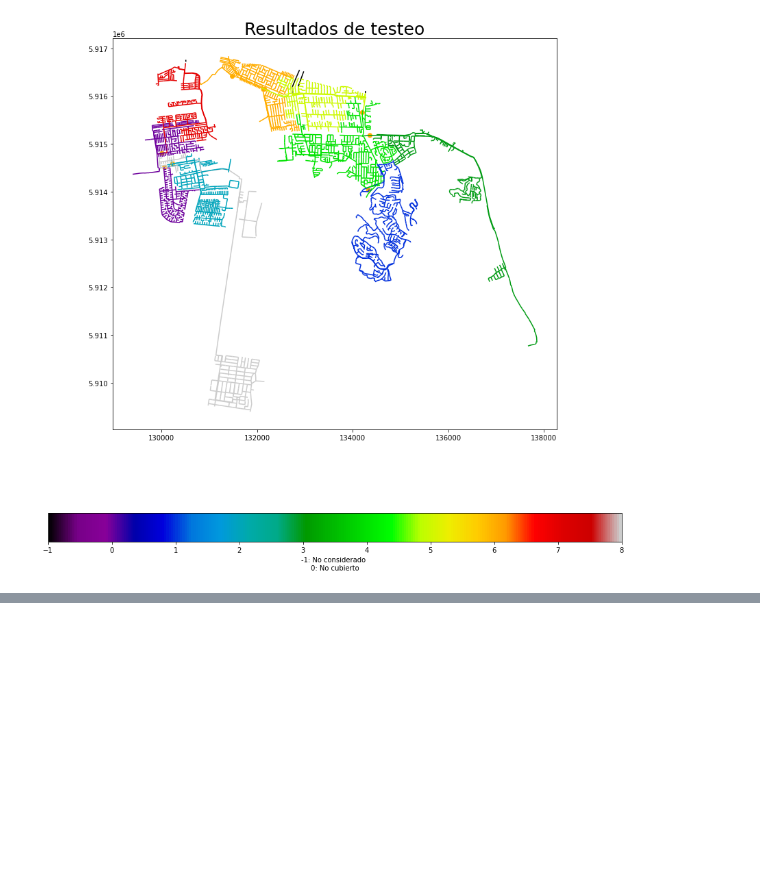
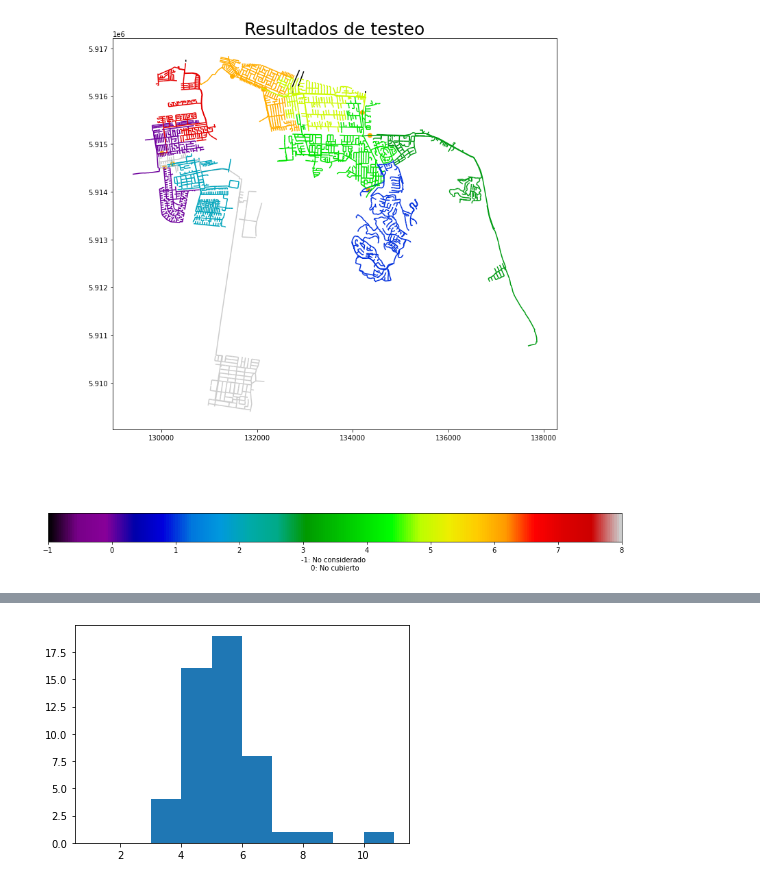
Before and after one commit to josebaboun/Alcantarillado-COVID, a Jupyter notebook: Otros archivos/Robustez_benja.ipynb, the cells around one changed output, grey strips where cells are left out. Saved outputs shown, nothing was run; the diff lists cells and outputs as text; code cells hidden in the pictures; blank space fills up the shorter version.

```diff
--- a/Otros archivos/Robustez_benja.ipynb
+++ b/Otros archivos/Robustez_benja.ipynb
@@ -76,6 +76,31 @@ def visit_robust(G, V, root, u):
         VI[u] = 1
 
     return [bool(VI[u] + V[u]) for u in range(N)], sum([(VI[u] and not V[u]) for u in range(N)])
+
+def get_size_precalc_robust(G, W, V_, root, u):
+
+    I = set(get_ideal_robust(G, V_, root, u))
+
+    if V_[u]:
+        return 0
+
+    if W[u] <= 200:
+        return 1
+
+    V = V_.copy()
+
+    s = 1; V[u] = 1
+    Q = deque([]); Q.append(u)
+    while Q:
+        u = Q.popleft()
+        for v in G.predecessors(u):
+            if not V[v] and v in I:
+                s += 1; V[v] = 1
+                if W[v] > 200:
+                    Q.append(v)
+                    I.remove(v)
+
+    return s
 
 def greedyAppReduceDynamicRobust(G, W, V_, root, K, limit, wlim):
 
@@ -239,3 +274,6 @@ def simulate_robust(G, W, k2):
     print(sum(iters) / len(iters), max(iters))
 
     return iters
+# %%
+iters = simulate_robust(G, W, 5, random.sample(range(N), 50), False)
+# simulate_robust(G, W, 5, [510], True)
@@ -241,0 +298,6 @@ def simulate_robust(G, W, k2):
+# %%
+bins = range(1, max(iters) + 2)
+plt.hist(iters, bins=bins)
+plt.show()
+# %% [output]
+[figure, added]
```
Also changed, not shown: parts of 17 cells of this notebook.
